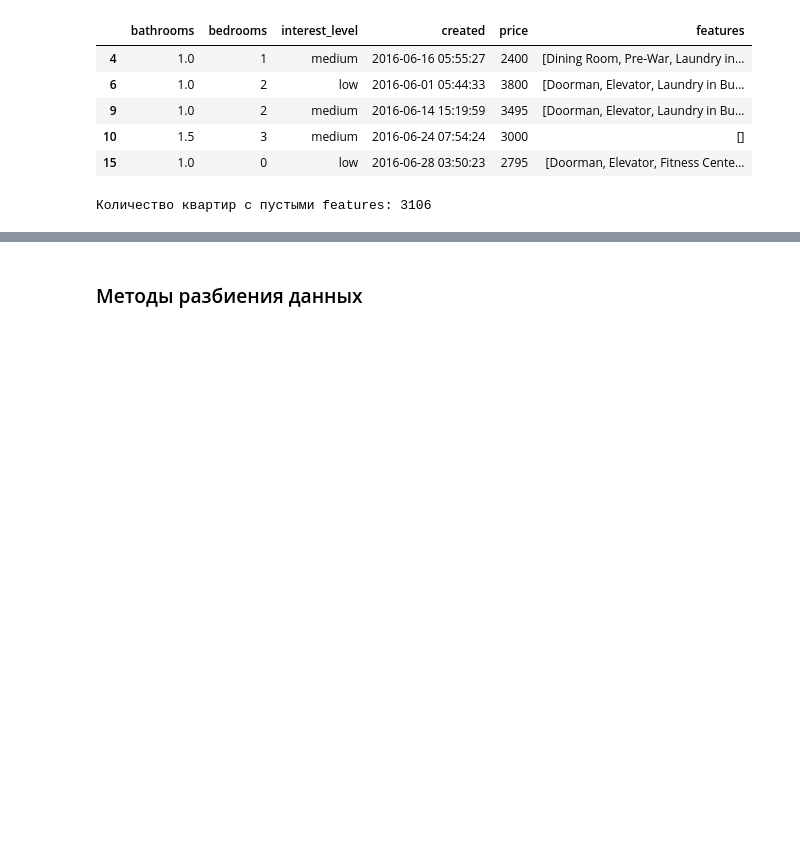
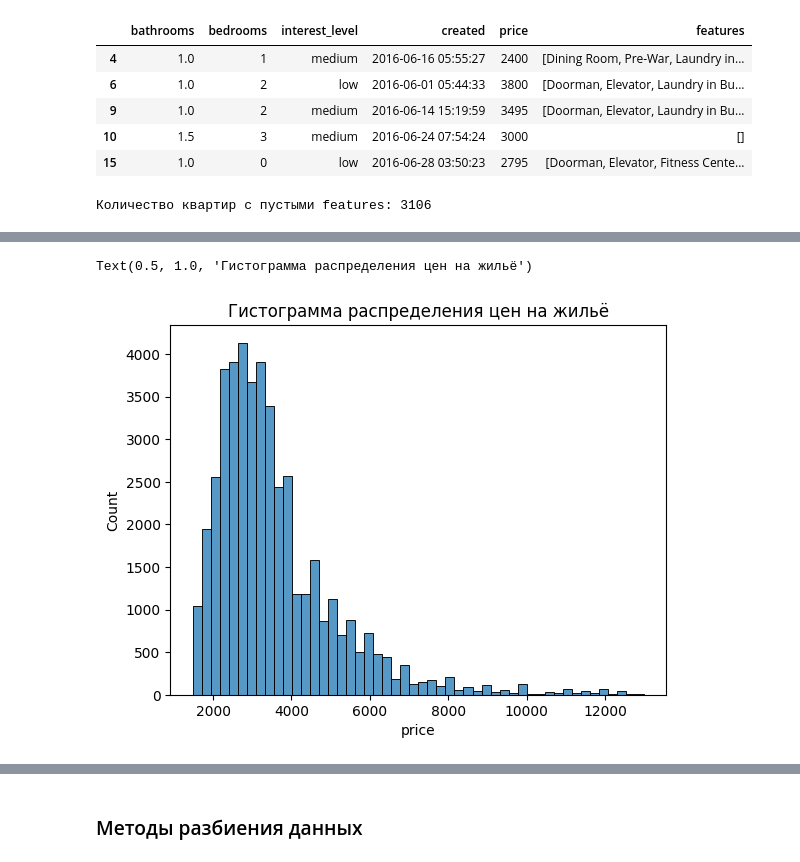
Before and after one commit to affiliation24/Validation, a Jupyter notebook: src/ml_3_validation.ipynb, the cells around one changed output, grey strips where cells are left out. Drawn from its saved outputs; the diff is of its cells as text; code cells hidden in the pictures; blank space fills up the shorter version.

```diff
--- a/src/ml_3_validation.ipynb
+++ b/src/ml_3_validation.ipynb
@@ -125 +111,10 @@ Index(['bathrooms', 'bedrooms', 'interest_level', 'created', 'price',
       dtype='object')
+# %%
+sns.histplot(data=df_train,
+             x='price',
+             bins=50)
+
+plt.title('Гистограмма распределения цен на жильё')
+# %% [output]
+Text(0.5, 1.0, 'Гистограмма распределения цен на жильё')
+[figure, added]
```
Also changed, not shown: parts of 30 cells of this notebook.
